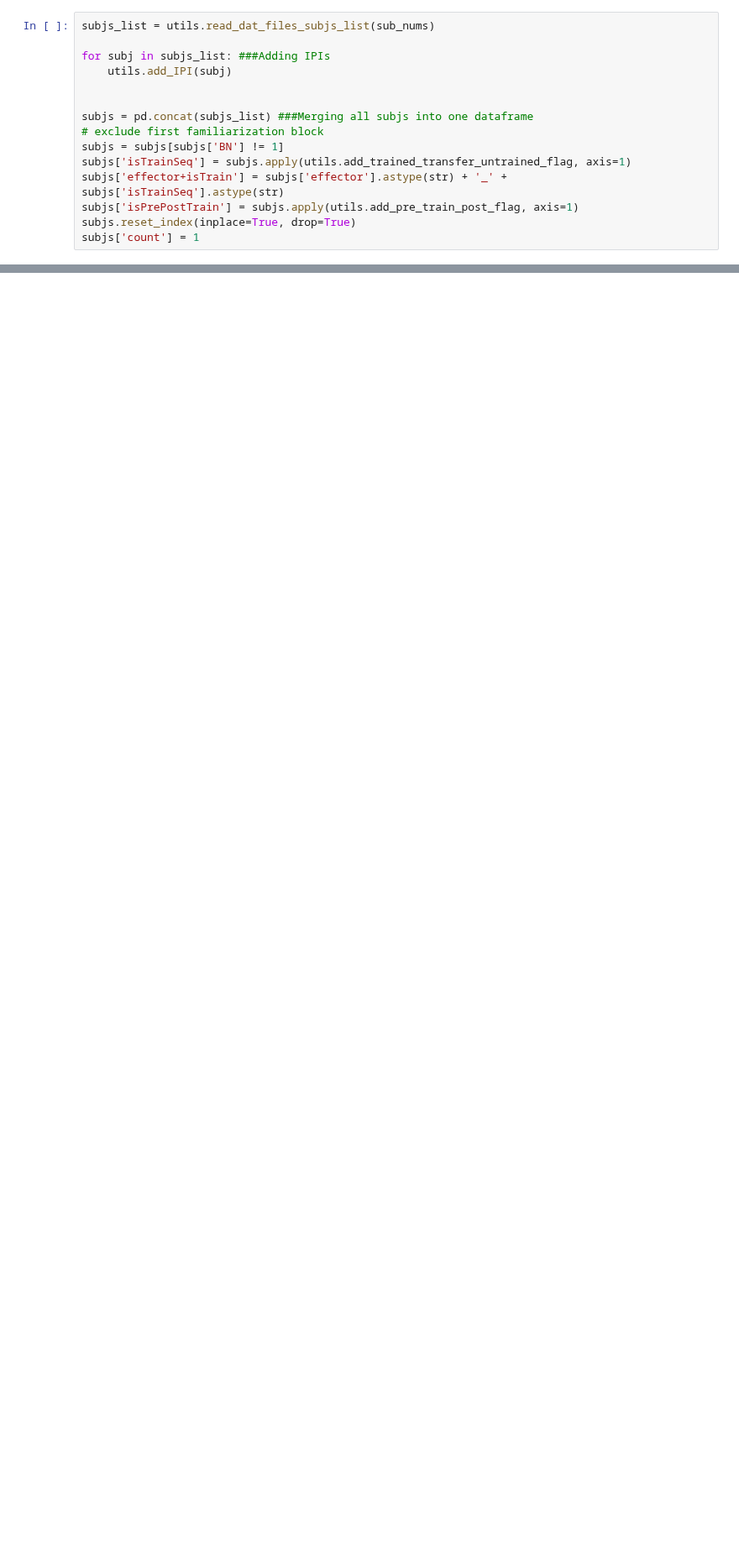
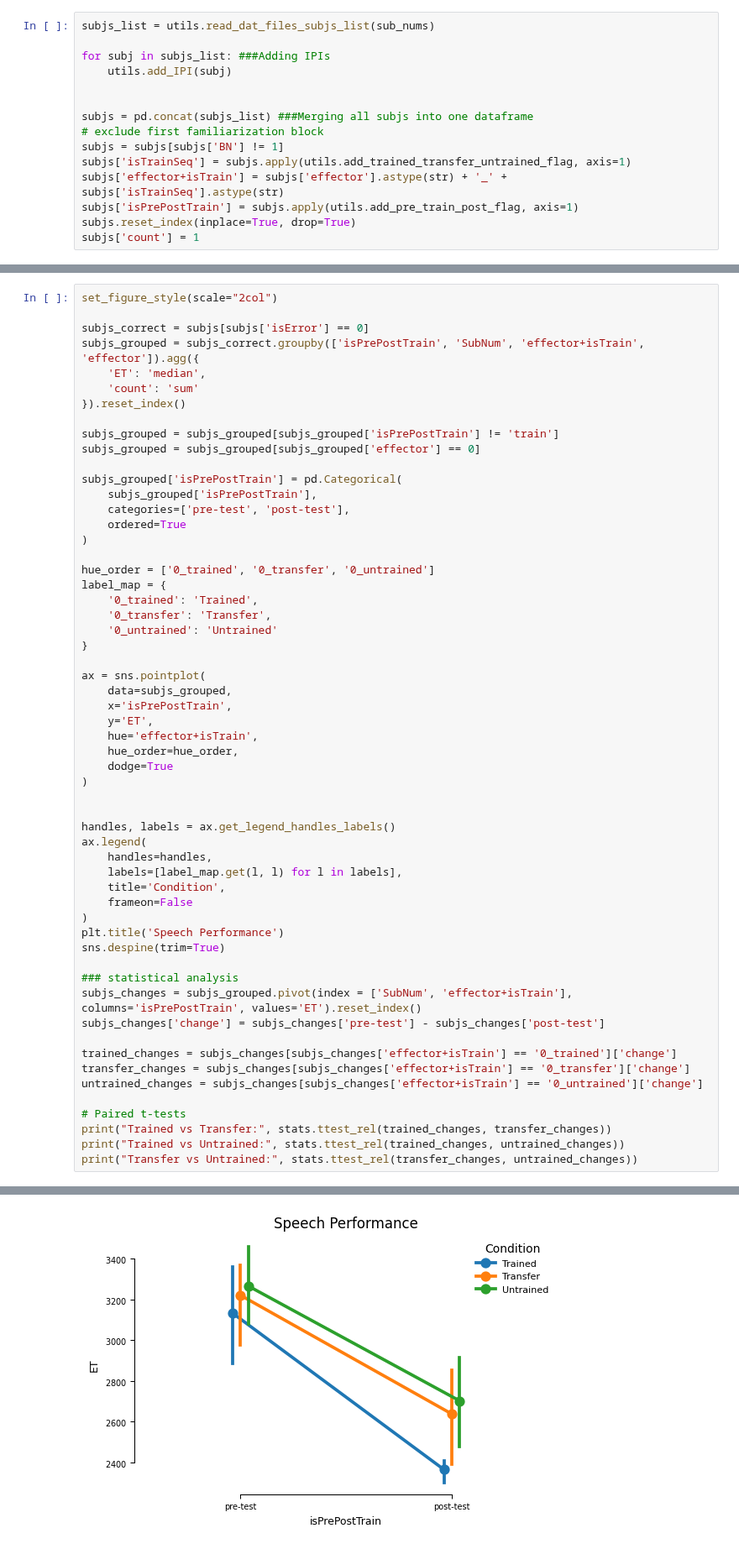
Before and after one commit to manazerzadeh/SequenceFingerSpeech, a Jupyter notebook: FingerAnalysis.ipynb, the cells around one changed output, grey strips where cells are left out. Shown at 84% size. Cells and saved outputs as stored; diff of their text form; blank space fills up the shorter version.

```diff
--- a/FingerAnalysis.ipynb
+++ b/FingerAnalysis.ipynb
@@ -188,0 +153,58 @@ sns.pointplot(data=subjs_grouped, x='BN', y='ET', hue='effector+isTrain', dodge
+# %%
+set_figure_style(scale="2col")
+
+subjs_correct = subjs[subjs['isError'] == 0]
+subjs_grouped = subjs_correct.groupby(['isPrePostTrain', 'SubNum', 'effector+isTrain', 'effector']).agg({
+    'ET': 'median',
+    'count': 'sum'
+}).reset_index()
+
+subjs_grouped = subjs_grouped[subjs_grouped['isPrePostTrain'] != 'train']
+subjs_grouped = subjs_grouped[subjs_grouped['effector'] == 0]
+
+subjs_grouped['isPrePostTrain'] = pd.Categorical(
+    subjs_grouped['isPrePostTrain'],
+    categories=['pre-test', 'post-test'],
+    ordered=True
+)
+
+hue_order = ['0_trained', '0_transfer', '0_untrained']
+label_map = {
+    '0_trained': 'Trained',
+    '0_transfer': 'Transfer',
+    '0_untrained': 'Untrained'
+}
+
+ax = sns.pointplot(
+    data=subjs_grouped,
+    x='isPrePostTrain',
+    y='ET',
+    hue='effector+isTrain',
+    hue_order=hue_order,
+    dodge=True
+)
+
+
+handles, labels = ax.get_legend_handles_labels()
+ax.legend(
+    handles=handles,
+    labels=[label_map.get(l, l) for l in labels],
+    title='Condition',
+    frameon=False
+)
+plt.title('Speech Performance')
+sns.despine(trim=True)
+
+### statistical analysis
+subjs_changes = subjs_grouped.pivot(index = ['SubNum', 'effector+isTrain'], columns='isPrePostTrain', values='ET').reset_index()
+subjs_changes['change'] = subjs_changes['pre-test'] - subjs_changes['post-test']
+
+trained_changes = subjs_changes[subjs_changes['effector+isTrain'] == '0_trained']['change']
+transfer_changes = subjs_changes[subjs_changes['effector+isTrain'] == '0_transfer']['change']
+untrained_changes = subjs_changes[subjs_changes['effector+isTrain'] == '0_untrained']['change']
+
+# Paired t-tests
+print("Trained vs Transfer:", stats.ttest_rel(trained_changes, transfer_changes))
+print("Trained vs Untrained:", stats.ttest_rel(trained_changes, untrained_changes))
+print("Transfer vs Untrained:", stats.ttest_rel(transfer_changes, untrained_changes))
+# %% [output]
@@ -188,0 +214 @@ sns.pointplot(data=subjs_grouped, x='BN', y='ET', hue='effector+isTrain', dodge
+[figure, added]
```
Also changed, not shown: parts of 17 cells of this notebook, 3 other files.
